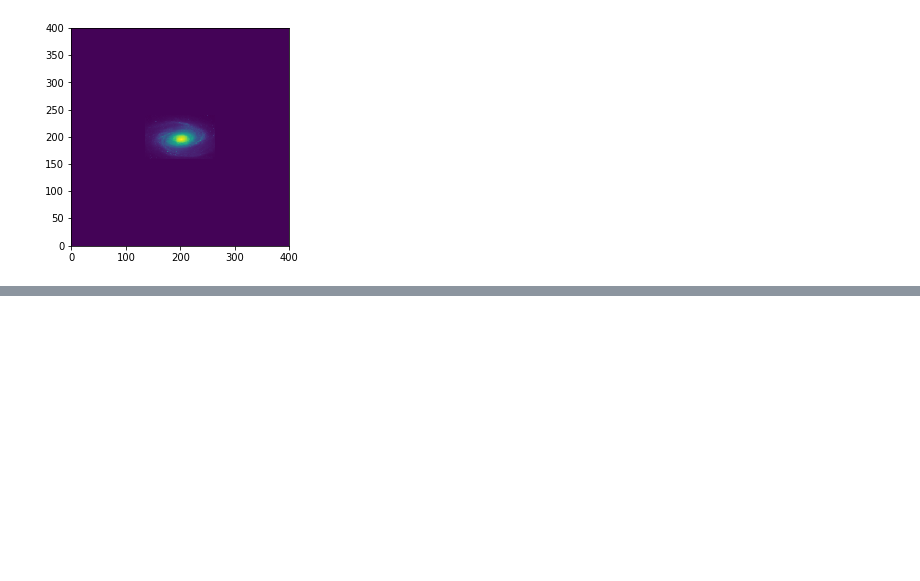
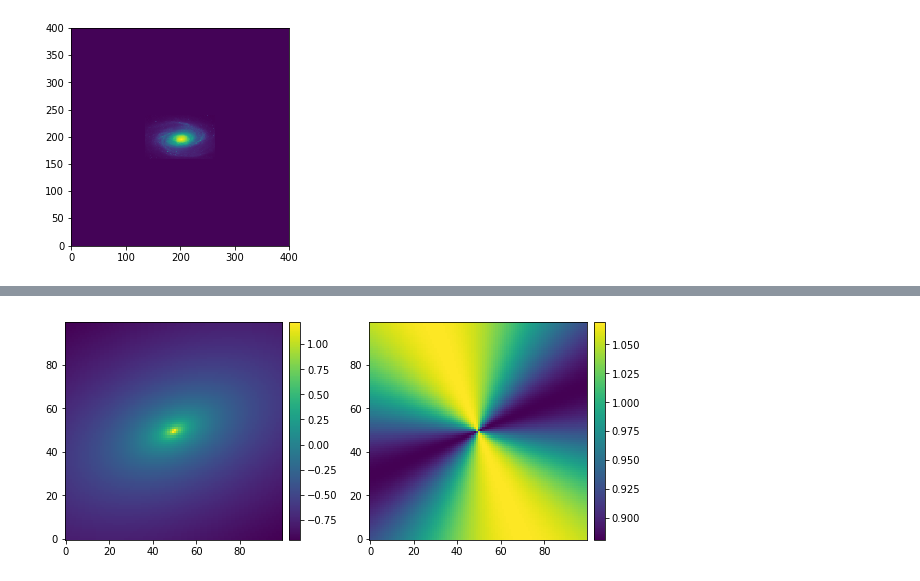
Before and after one commit to aymgal/GravLensGen, a Jupyter notebook: Notebooks/lens_gen_lenstronomy.ipynb, the cells around one changed output, grey strips where cells are left out. Cells and saved outputs as stored; diff of their text form; code cells hidden in the pictures; blank space fills up the shorter version.

```diff
--- a/Notebooks/lens_gen_lenstronomy.ipynb
+++ b/Notebooks/lens_gen_lenstronomy.ipynb
@@ -125,7 +126,7 @@ image_sim_source_lensed   = imageModel.source_surface_brightness(kwargs_source,
                                                                  unconvolved=False, de_lensed=False)
 # %%
 # get the convergence map
-x_grid, y_grid = data_class.coordinates
+x_grid, y_grid = data_class.pixel_coordinates
 x_grid1d = lenstro_util.image2array(x_grid)
 y_grid1d = lenstro_util.image2array(y_grid)
 kappa_result1d = lens_model_class.kappa(x_grid1d, y_grid1d, kwargs_lens)
@@ -139,3 +144,15 @@ plt.show()
+# %%
+ax = plt.subplot2grid((1, 2), (0, 0), fig=plt.figure(figsize=(10, 4)))
+im = ax.imshow(np.log10(kappa_result), origin='lower')
+nice_colorbar(im)
+
+ax = plt.subplot2grid((1, 2), (0, 1))
+im = ax.imshow(np.sqrt(alpha_x**2+alpha_y**2), origin='lower')
+nice_colorbar(im)
+
+plt.show()
+# %% [output]
+[figure, added]
 # %%
 fig, axes = plt.subplots(1, 4, figsize=(20, 5))
 
```
Also changed, not shown: parts of 9 cells of this notebook, 2 other files.
